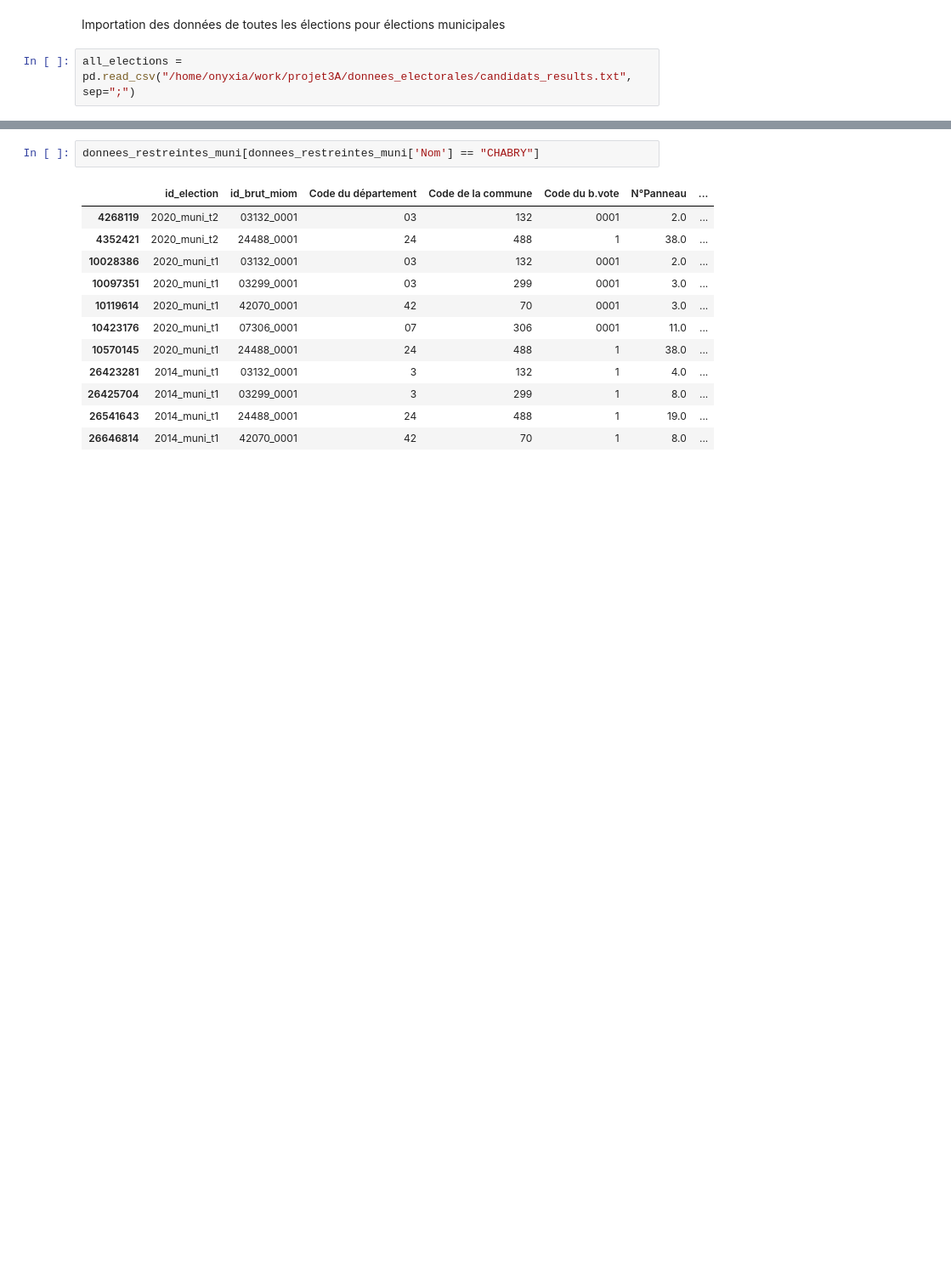
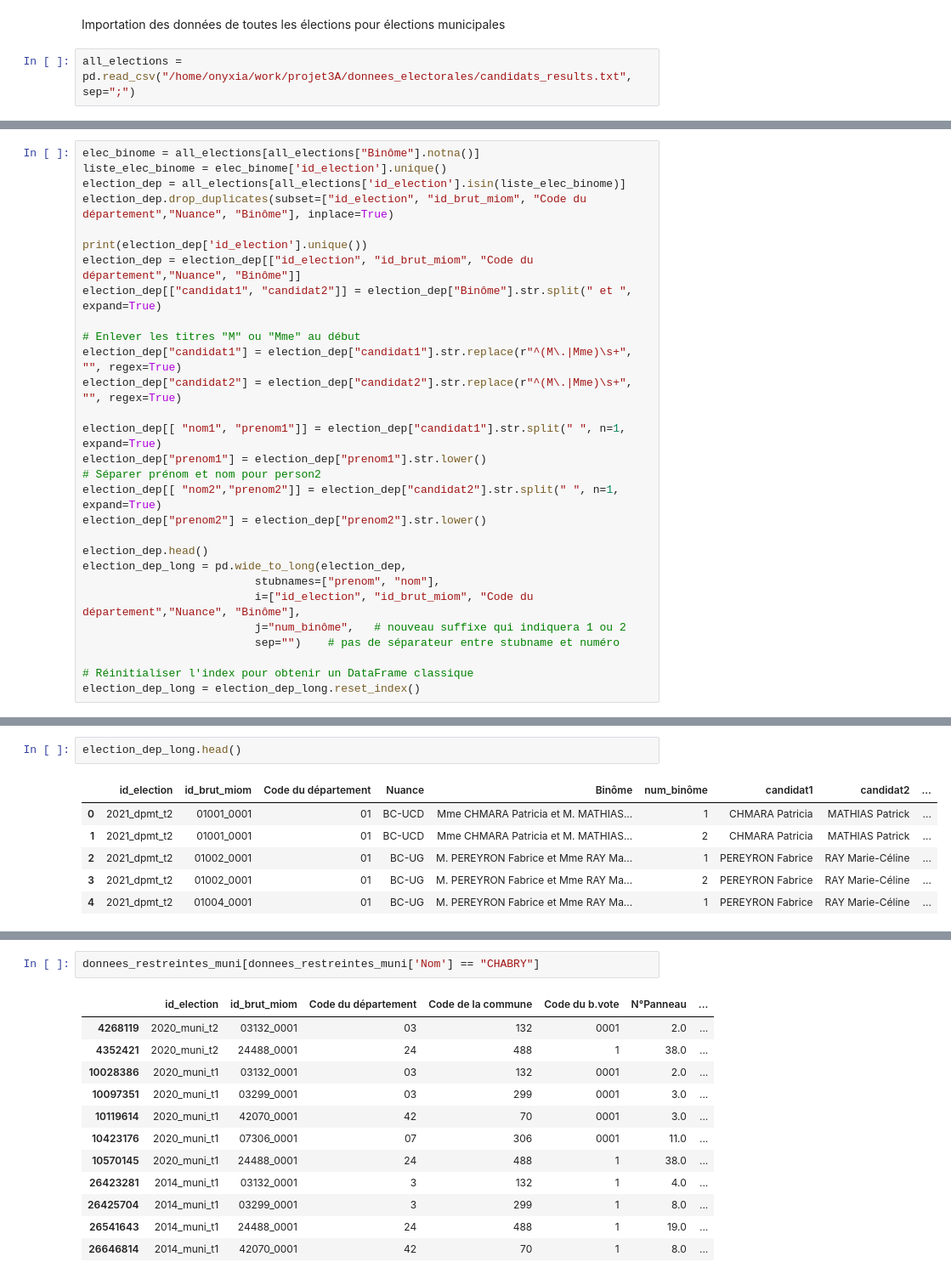
Before and after one commit to xdalp/projet3A, a Jupyter notebook: vote.ipynb, the cells around one changed output, grey strips where cells are left out. Shown at 85% size. Cells and saved outputs as stored; diff of their text form; blank space fills up the shorter version.

Commit message:
extraction elec departementale pour nuances politiques

```diff
--- a/vote.ipynb
+++ b/vote.ipynb
@@ -6,0 +27,29 @@ all_elections = pd.read_csv("/home/onyxia/work/projet3A/donnees_electorales/cand
+# %%
+elec_binome = all_elections[all_elections["Binôme"].notna()]
+liste_elec_binome = elec_binome['id_election'].unique()
+election_dep = all_elections[all_elections['id_election'].isin(liste_elec_binome)]
+election_dep.drop_duplicates(subset=["id_election", "id_brut_miom", "Code du département","Nuance", "Binôme"], inplace=True)
+
+print(election_dep['id_election'].unique())
+election_dep = election_dep[["id_election", "id_brut_miom", "Code du département","Nuance", "Binôme"]]
+election_dep[["candidat1", "candidat2"]] = election_dep["Binôme"].str.split(" et ", expand=True)
+
+# Enlever les titres "M" ou "Mme" au début
+election_dep["candidat1"] = election_dep["candidat1"].str.replace(r"^(M\.|Mme)\s+", "", regex=True)
+election_dep["candidat2"] = election_dep["candidat2"].str.replace(r"^(M\.|Mme)\s+", "", regex=True)
+
+election_dep[[ "nom1", "prenom1"]] = election_dep["candidat1"].str.split(" ", n=1, expand=True)
+election_dep["prenom1"] = election_dep["prenom1"].str.lower()
+# Séparer prénom et nom pour person2
+election_dep[[ "nom2","prenom2"]] = election_dep["candidat2"].str.split(" ", n=1, expand=True)
+election_dep["prenom2"] = election_dep["prenom2"].str.lower()
+
+election_dep.head()
+election_dep_long = pd.wide_to_long(election_dep,
+                          stubnames=["prenom", "nom"],
+                          i=["id_election", "id_brut_miom", "Code du département","Nuance", "Binôme"],
+                          j="num_binôme",   # nouveau suffixe qui indiquera 1 ou 2
+                          sep="")    # pas de séparateur entre stubname et numéro
+
+# Réinitialiser l'index pour obtenir un DataFrame classique
+election_dep_long = election_dep_long.reset_index()
@@ -6,0 +62,9 @@ all_elections = pd.read_csv("/home/onyxia/work/projet3A/donnees_electorales/cand
+# %%
+election_dep_long.head()
+# %% [output]
+|  | id_election | id_brut_miom | Code du département | Nuance | Binôme | num_binôme | candidat1 | candidat2 | ... |
+| 0 | 2021_dpmt_t2 | 01001_0001 | 01 | BC-UCD | Mme CHMARA Patricia et M. MATHIAS... | 1 | CHMARA Patricia | MATHIAS Patrick | ... |
+| 1 | 2021_dpmt_t2 | 01001_0001 | 01 | BC-UCD | Mme CHMARA Patricia et M. MATHIAS... | 2 | CHMARA Patricia | MATHIAS Patrick | ... |
+| 2 | 2021_dpmt_t2 | 01002_0001 | 01 | BC-UG | M. PEREYRON Fabrice et Mme RAY Ma... | 1 | PEREYRON Fabrice | RAY Marie-Céline | ... |
+| 3 | 2021_dpmt_t2 | 01002_0001 | 01 | BC-UG | M. PEREYRON Fabrice et Mme RAY Ma... | 2 | PEREYRON Fabrice | RAY Marie-Céline | ... |
+| 4 | 2021_dpmt_t2 | 01004_0001 | 01 | BC-UG | M. PEREYRON Fabrice et Mme RAY Ma... | 1 | PEREYRON Fabrice | RAY Marie-Céline | ... |
```
Also changed, not shown: parts of 10 cells of this notebook.
